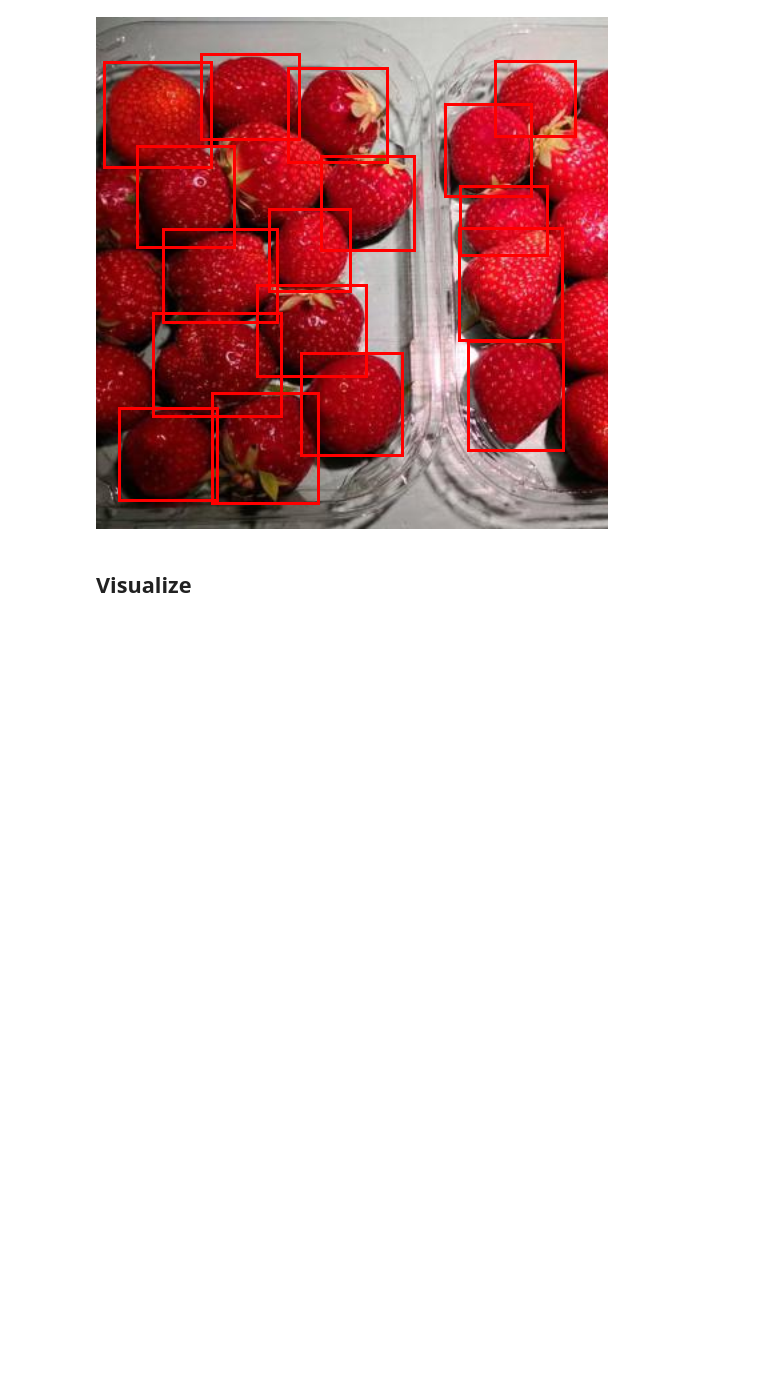
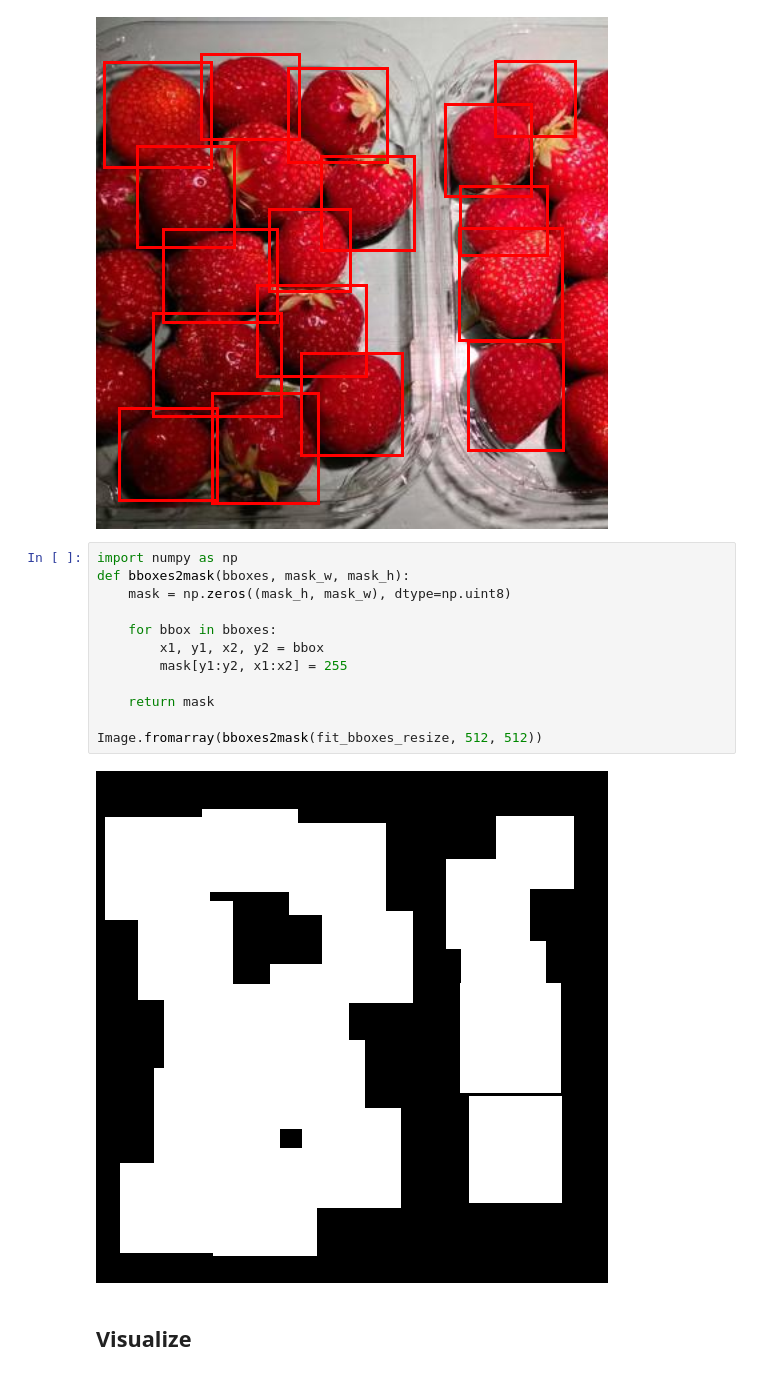
Before and after one commit to HaSon47/ObjectStitch-Image-Composition, a Jupyter notebook: test.ipynb, the cells around one changed output. Drawn from its saved outputs; the diff is of its cells as text; blank space fills up the shorter version.

```diff
--- a/test.ipynb
+++ b/test.ipynb
@@ -518,6 +518,20 @@ visualize(resized_img, fit_bboxes_resize)
 # %% [output]
 [figure]
 [figure]
+# %%
+import numpy as np
+def bboxes2mask(bboxes, mask_w, mask_h):
+    mask = np.zeros((mask_h, mask_w), dtype=np.uint8)
+
+    for bbox in bboxes:
+        x1, y1, x2, y2 = bbox
+        mask[y1:y2, x1:x2] = 255
+
+    return mask
+
+Image.fromarray(bboxes2mask(fit_bboxes_resize, 512, 512))
+# %% [output]
+[figure, added]
 # %% [markdown]
 ## Visualize
 # %%
```
Also changed, not shown: 2 other files.
